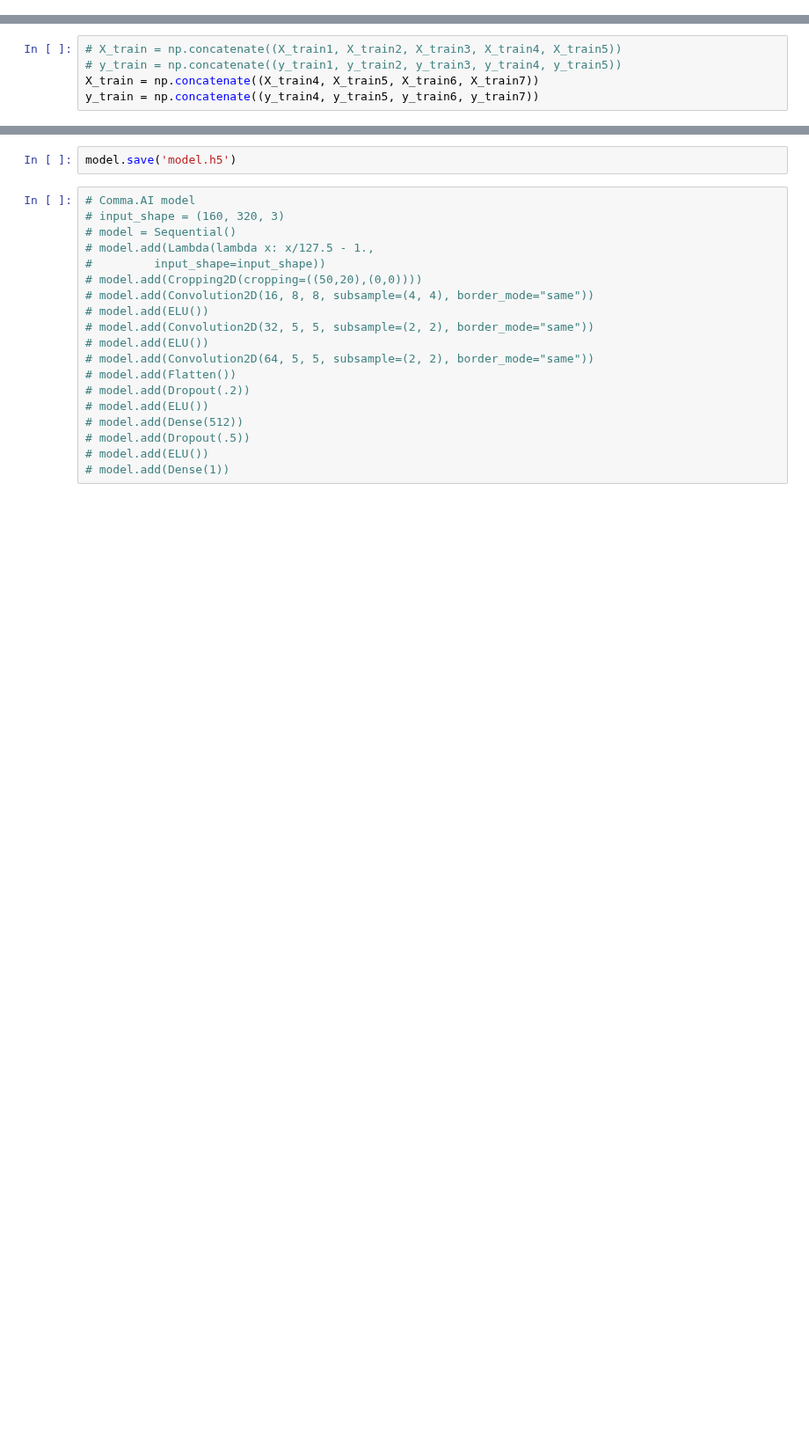
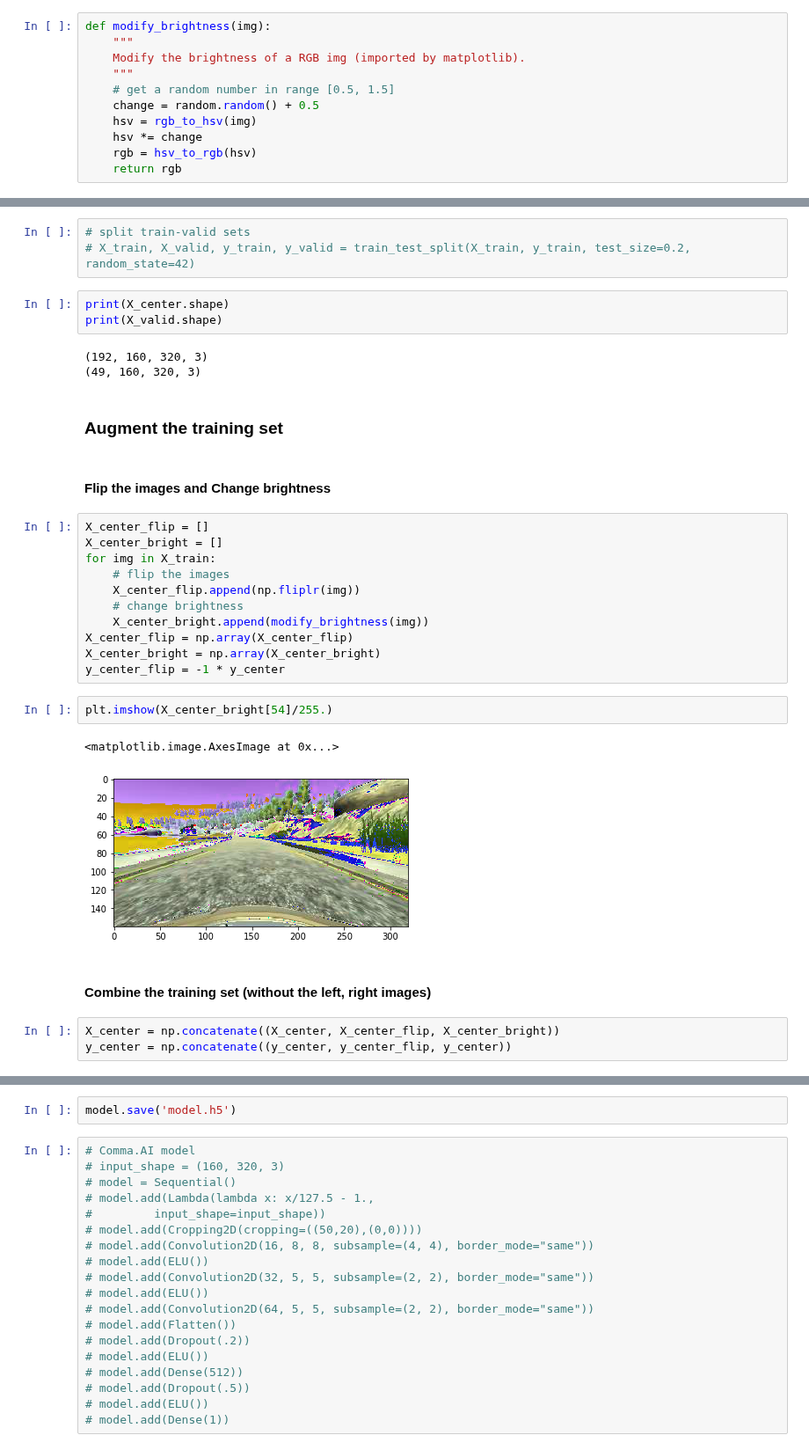
Before and after one commit to trimcao/sdcnd-p3-end-to-end-driving, a Jupyter notebook: train_model.ipynb, the cells around one changed output, grey strips where cells are left out. Shown at 88% size. Cells and saved outputs as stored; diff of their text form; blank space fills up the shorter version.

Commit message:
re-structure the notebook, added new data and augmentation.

```diff
--- a/train_model.ipynb
+++ b/train_model.ipynb
@@ -12,2 +18,13 @@ import matplotlib.image as mpimg
 # %% [output]
 Using TensorFlow backend.
+# %%
+def modify_brightness(img):
+    """
+    Modify the brightness of a RGB img (imported by matplotlib).
+    """
+    # get a random number in range [0.5, 1.5]
+    change = random.random() + 0.5
+    hsv = rgb_to_hsv(img)
+    hsv *= change
+    rgb = hsv_to_rgb(hsv)
+    return rgb
@@ -57,5 +96,0 @@ X_train7, y_train7 = get_data('./track2-1/')
-# %%
-# X_train = np.concatenate((X_train1, X_train2, X_train3, X_train4, X_train5))
-# y_train = np.concatenate((y_train1, y_train2, y_train3, y_train4, y_train5))
-X_train = np.concatenate((X_train4, X_train5, X_train6, X_train7))
-y_train = np.concatenate((y_train4, y_train5, y_train6, y_train7))
@@ -72,0 +135,34 @@ plt.show()
+# %%
+# split train-valid sets
+# X_train, X_valid, y_train, y_valid = train_test_split(X_train, y_train, test_size=0.2, random_state=42)
+# %%
+print(X_center.shape)
+print(X_valid.shape)
+# %% [output]
+(192, 160, 320, 3)
+(49, 160, 320, 3)
+# %% [markdown]
+### Augment the training set
+# %% [markdown]
+#### Flip the images and Change brightness
+# %%
+X_center_flip = []
+X_center_bright = []
+for img in X_train:
+    # flip the images
+    X_center_flip.append(np.fliplr(img))
+    # change brightness
+    X_center_bright.append(modify_brightness(img))
+X_center_flip = np.array(X_center_flip)
+X_center_bright = np.array(X_center_bright)
+y_center_flip = -1 * y_center
+# %%
+plt.imshow(X_center_bright[54]/255.)
+# %% [output]
+<matplotlib.image.AxesImage at 0x...>
+[figure, added]
+# %% [markdown]
+#### Combine the training set (without the left, right images)
+# %%
+X_center = np.concatenate((X_center, X_center_flip, X_center_bright))
+y_center = np.concatenate((y_center, y_center_flip, y_center))
```
Also changed, not shown: parts of 28 cells of this notebook.
